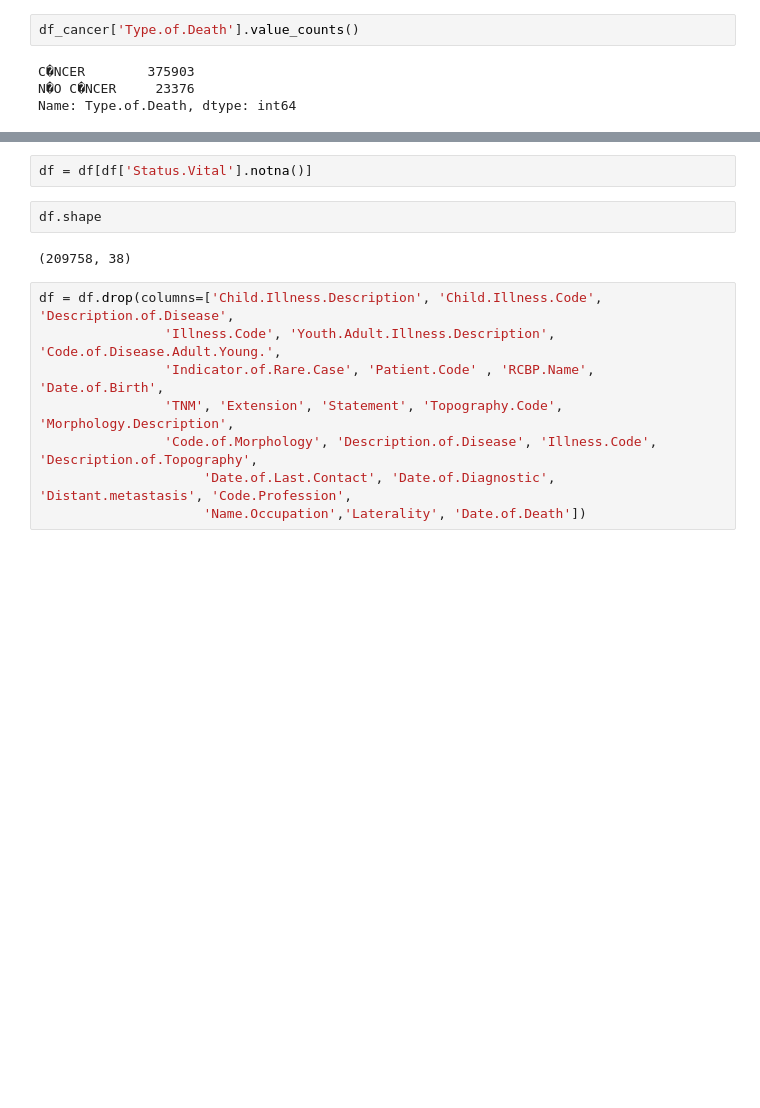
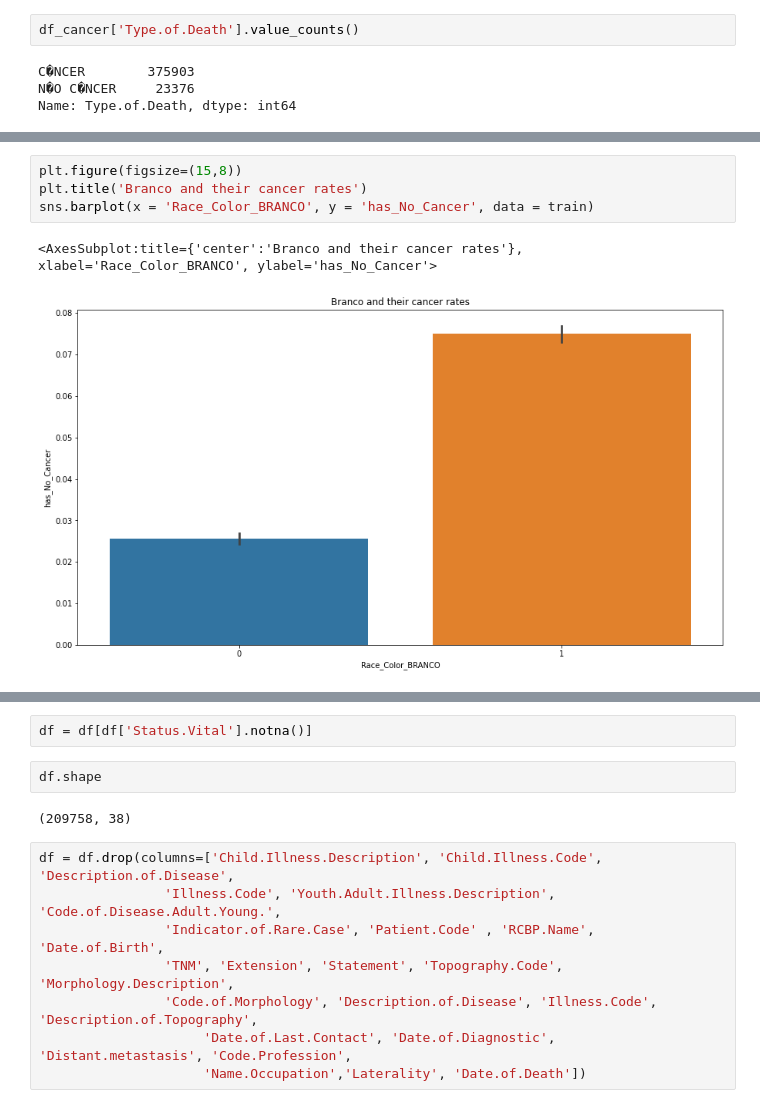
Before and after one commit to PGuajardo/Cancer-Brazil-Project, a Jupyter notebook: Brazil_Cancer_data.ipynb, the cells around one changed output, grey strips where cells are left out. Drawn from its saved outputs; the diff is of its cells as text; blank space fills up the shorter version.

```diff
--- a/Brazil_Cancer_data.ipynb
+++ b/Brazil_Cancer_data.ipynb
@@ -133,0 +298,7 @@ Name: Type.of.Death, dtype: int64
+# %%
+plt.figure(figsize=(15,8))
+plt.title('Branco and their cancer rates')
+sns.barplot(x = 'Race_Color_BRANCO', y = 'has_No_Cancer', data = train)
+# %% [output]
+<AxesSubplot:title={'center':'Branco and their cancer rates'}, xlabel='Race_Color_BRANCO', ylabel='has_No_Cancer'>
+[figure, added]
```
Also changed, not shown: parts of 113 cells of this notebook, 1 other file.
